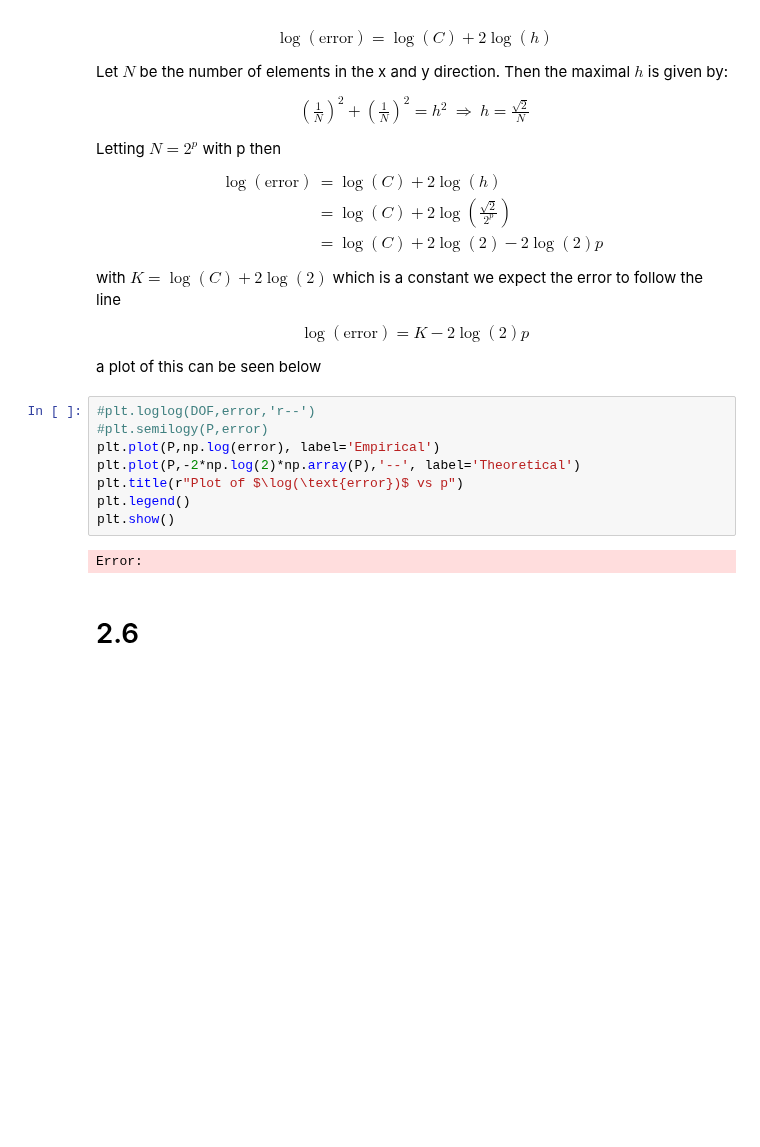
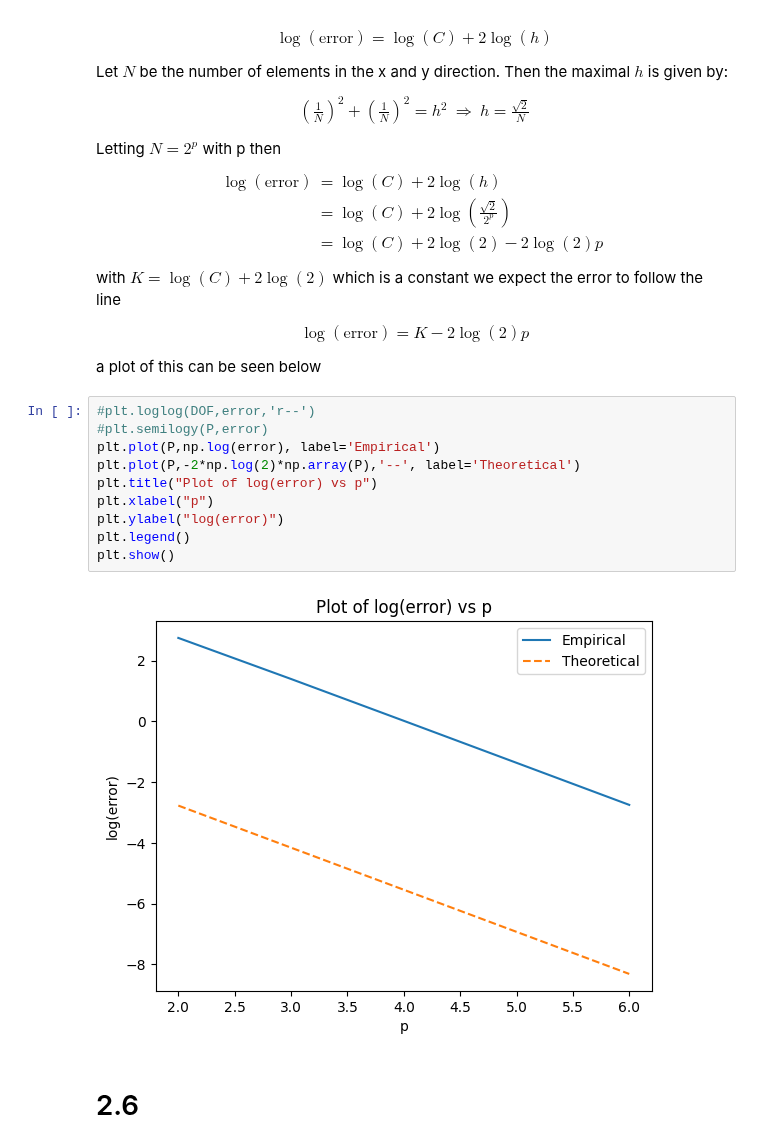
Before and after one commit to MarcusKNielsen/FEM, a Jupyter notebook: week 2/week2.ipynb, the cells around one changed output. Saved outputs shown, nothing was run; the diff lists cells and outputs as text; blank space fills up the shorter version.

Commit message:
plot

```diff
--- a/week 2/week2.ipynb
+++ b/week 2/week2.ipynb
@@ -505,13 +505,15 @@ a plot of this can be seen below
 # %%
 #plt.loglog(DOF,error,'r--')
 #plt.semilogy(P,error)
 plt.plot(P,np.log(error), label='Empirical')
 plt.plot(P,-2*np.log(2)*np.array(P),'--', label='Theoretical')
-plt.title(r"Plot of $\log(\text{error})$ vs p")
+plt.title("Plot of log(error) vs p")
+plt.xlabel("p")
+plt.ylabel("log(error)")
 plt.legend()
 plt.show()
 # %% [output]
-Error:
+[figure, added]
 # %% [markdown]
 # 2.6
 # %%
```
